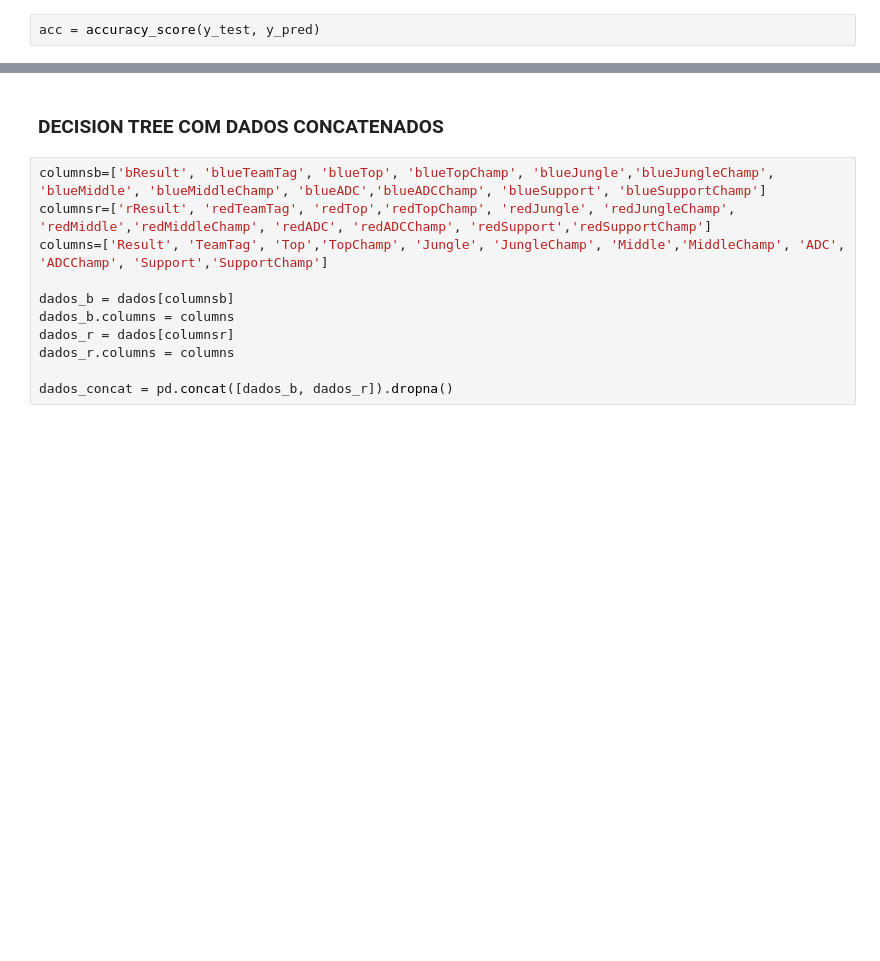
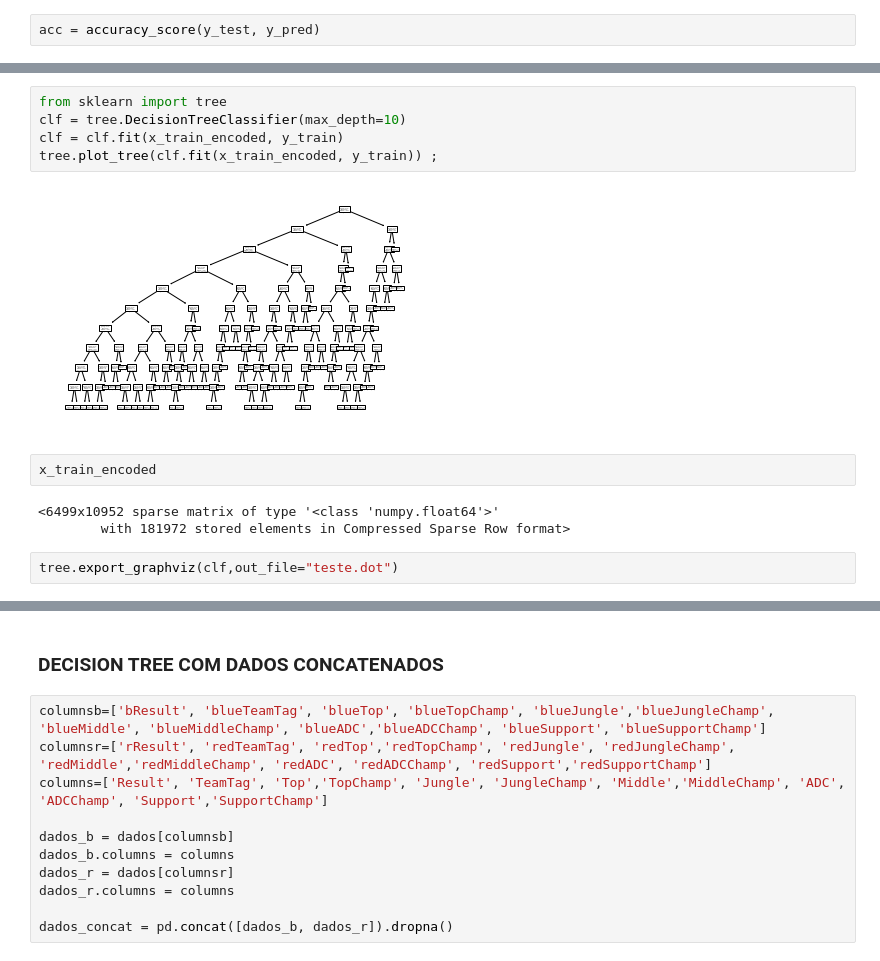
Before and after one commit to Amanda-Carmo/Projeto3_cdados, a Jupyter notebook: Decision Tree.ipynb, the cells around one changed output, grey strips where cells are left out. Cells and saved outputs as stored; diff of their text form; blank space fills up the shorter version.

Commit message:
finalizaçao decision tree e plot da arvore

```diff
--- a/Decision Tree.ipynb
+++ b/Decision Tree.ipynb
@@ -77,3 +76,17 @@ Acurácia: 0.557347670250896
+# %%
+from sklearn import tree
+clf = tree.DecisionTreeClassifier(max_depth=10)
+clf = clf.fit(x_train_encoded, y_train)
+tree.plot_tree(clf.fit(x_train_encoded, y_train)) ;
+# %% [output]
+[figure, added]
+# %%
+x_train_encoded
+# %% [output]
+<6499x10952 sparse matrix of type '<class 'numpy.float64'>'
+        with 181972 stored elements in Compressed Sparse Row format>
+# %%
+tree.export_graphviz(clf,out_file="teste.dot")
 # %%
 df=pd.DataFrame({'Real':y_test, 'Previsão':y_pred})
 df
```
Also changed, not shown: parts of 43 cells of this notebook.
